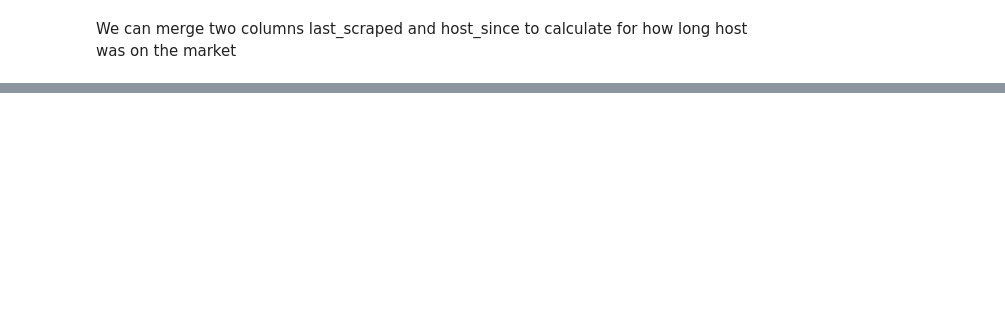
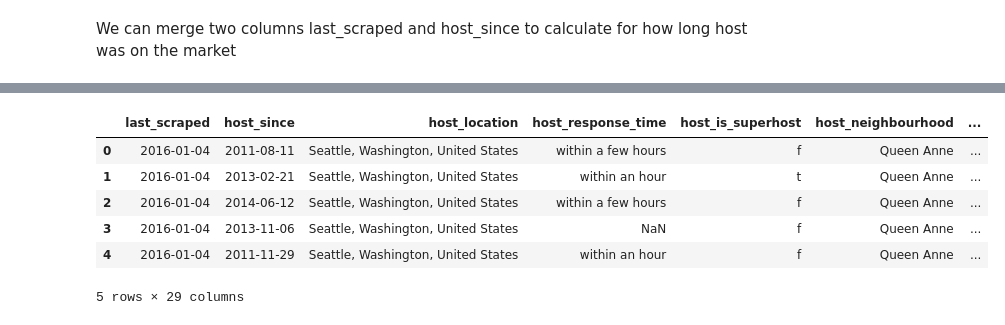
Before and after one commit to Olek-ua/Seattle_Project, a Jupyter notebook: Data Preparation - Seatle AirBnB.ipynb, the cells around one changed output, grey strips where cells are left out. Drawn from its saved outputs; the diff is of its cells as text; code cells hidden in the pictures; blank space fills up the shorter version.

```diff
--- a/Data Preparation - Seatle AirBnB.ipynb
+++ b/Data Preparation - Seatle AirBnB.ipynb
@@ -133,0 +138,17 @@ We can merge two columns last_scraped and host_since to calculate for how long h
+# %%
+# function for converting string to datetime
+
+def str_to_date(x):
+        x = datetime.datetime.strptime(x, "%Y-%m-%d").date()
+        return x
+# %%
+# converting last_scraped into datetime object
+
+listings_clean_df['last_scraped'] = listings_clean_df['last_scraped'].apply(str_to_date)
+# %%
+# converting last_scraped into datetime object
+# we fill nan for host_since with '2016-01-04' - the scrape date
+
+listings_clean_df['host_since'] = listings_clean_df['host_since'].fillna(str('2016-01-04'))
+
+listings_clean_df['host_since'] = listings_clean_df['host_since'].astype(str).apply(str_to_date)
@@ -145 +173,11 @@ Index(['last_scraped', 'host_since', 'host_location', 'host_response_time',
       dtype='object')
+# %%
+listings_clean_df.head(5)
+# %% [output]
+|  | last_scraped | host_since | host_location | host_response_time | host_is_superhost | host_neighbourhood | ... |
+| 0 | 2016-01-04 | 2011-08-11 | Seattle, Washington, United States | within a few hours | f | Queen Anne | ... |
+| 1 | 2016-01-04 | 2013-02-21 | Seattle, Washington, United States | within an hour | t | Queen Anne | ... |
+| 2 | 2016-01-04 | 2014-06-12 | Seattle, Washington, United States | within a few hours | f | Queen Anne | ... |
+| 3 | 2016-01-04 | 2013-11-06 | Seattle, Washington, United States | NaN | f | Queen Anne | ... |
+| 4 | 2016-01-04 | 2011-11-29 | Seattle, Washington, United States | within an hour | f | Queen Anne | ... |
+5 rows × 29 columns
```
Also changed, not shown: parts of 10 cells of this notebook.
